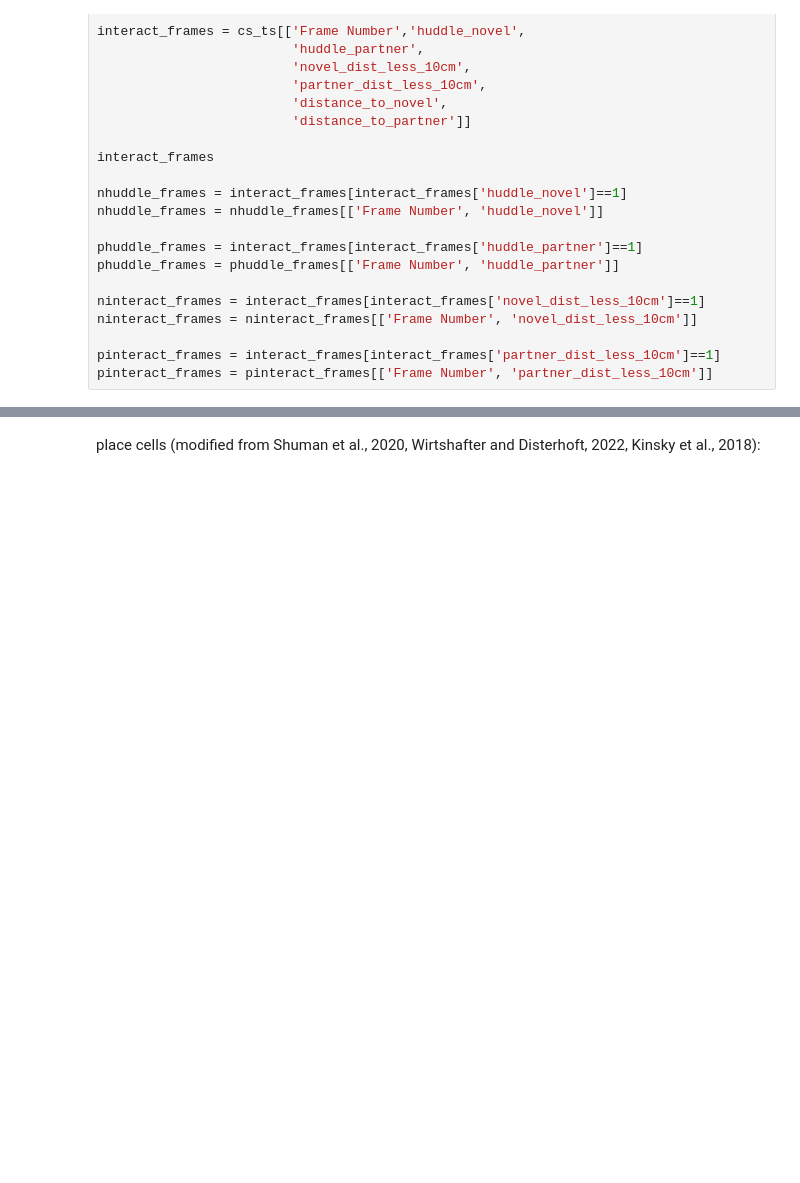
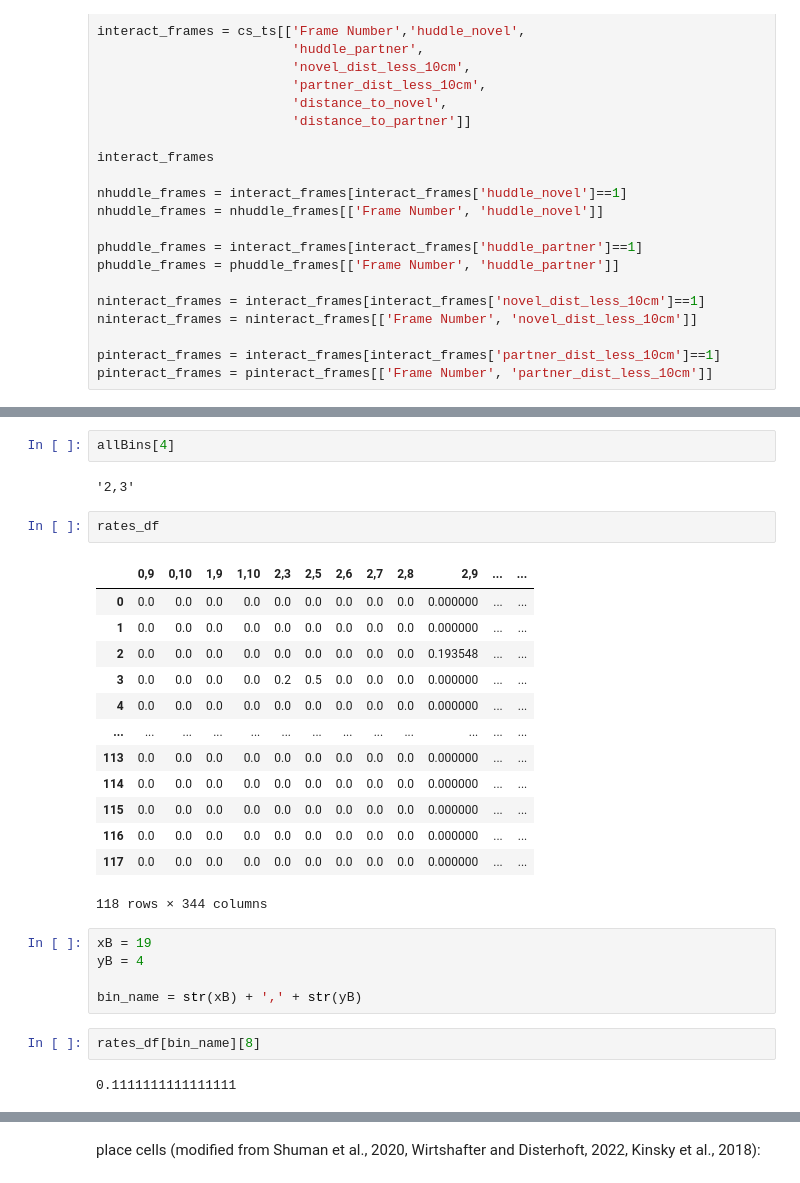
Before and after one commit to donaldsonlab/miniscope-analysis, a Jupyter notebook: BehaviorAnalysis_to_Miniscope.ipynb, the cells around one changed output, grey strips where cells are left out. Cells and saved outputs as stored; diff of their text form; blank space fills up the shorter version.

```diff
--- a/BehaviorAnalysis_to_Miniscope.ipynb
+++ b/BehaviorAnalysis_to_Miniscope.ipynb
@@ -596,0 +715,29 @@ CaSB[CaSB['rate']>0]
+# %%
+allBins[4]
+# %% [output]
+'2,3'
+# %%
+rates_df
+# %% [output]
+|  | 0,9 | 0,10 | 1,9 | 1,10 | 2,3 | 2,5 | 2,6 | 2,7 | 2,8 | 2,9 | ... | ... |
+| 0 | 0.0 | 0.0 | 0.0 | 0.0 | 0.0 | 0.0 | 0.0 | 0.0 | 0.0 | 0.000000 | ... | ... |
+| 1 | 0.0 | 0.0 | 0.0 | 0.0 | 0.0 | 0.0 | 0.0 | 0.0 | 0.0 | 0.000000 | ... | ... |
+| 2 | 0.0 | 0.0 | 0.0 | 0.0 | 0.0 | 0.0 | 0.0 | 0.0 | 0.0 | 0.193548 | ... | ... |
+| 3 | 0.0 | 0.0 | 0.0 | 0.0 | 0.2 | 0.5 | 0.0 | 0.0 | 0.0 | 0.000000 | ... | ... |
+| 4 | 0.0 | 0.0 | 0.0 | 0.0 | 0.0 | 0.0 | 0.0 | 0.0 | 0.0 | 0.000000 | ... | ... |
+| ... | ... | ... | ... | ... | ... | ... | ... | ... | ... | ... | ... | ... |
+| 113 | 0.0 | 0.0 | 0.0 | 0.0 | 0.0 | 0.0 | 0.0 | 0.0 | 0.0 | 0.000000 | ... | ... |
+| 114 | 0.0 | 0.0 | 0.0 | 0.0 | 0.0 | 0.0 | 0.0 | 0.0 | 0.0 | 0.000000 | ... | ... |
+| 115 | 0.0 | 0.0 | 0.0 | 0.0 | 0.0 | 0.0 | 0.0 | 0.0 | 0.0 | 0.000000 | ... | ... |
+| 116 | 0.0 | 0.0 | 0.0 | 0.0 | 0.0 | 0.0 | 0.0 | 0.0 | 0.0 | 0.000000 | ... | ... |
+| 117 | 0.0 | 0.0 | 0.0 | 0.0 | 0.0 | 0.0 | 0.0 | 0.0 | 0.0 | 0.000000 | ... | ... |
+118 rows × 344 columns
+# %%
+xB = 19
+yB = 4
+
+bin_name = str(xB) + ',' + str(yB)
+# %%
+rates_df[bin_name][8]
+# %% [output]
+0.1111111111111111
```
Also changed, not shown: parts of 26 cells of this notebook.
